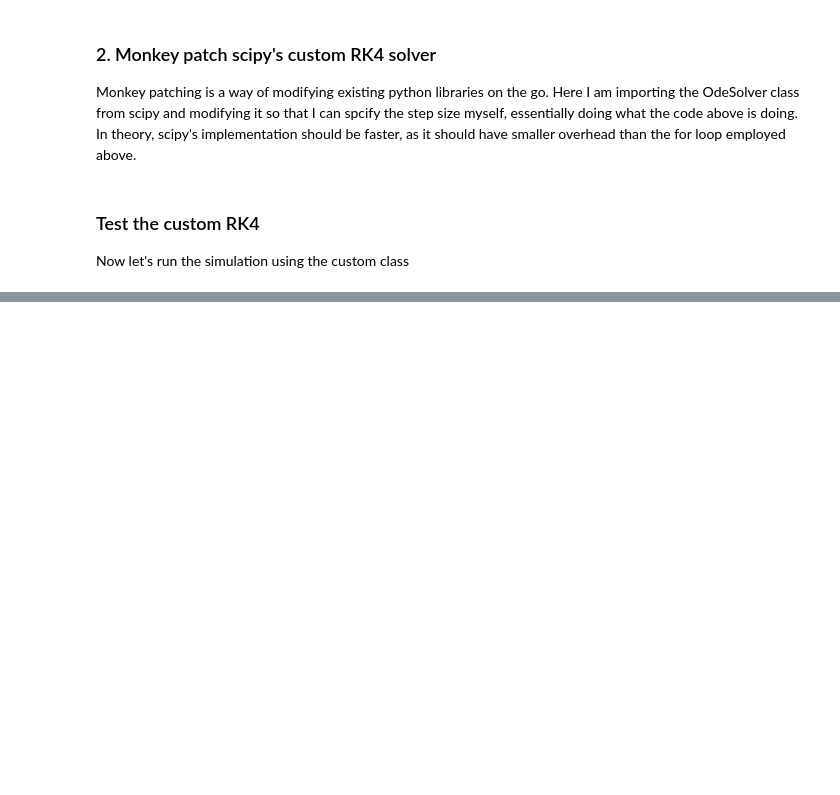
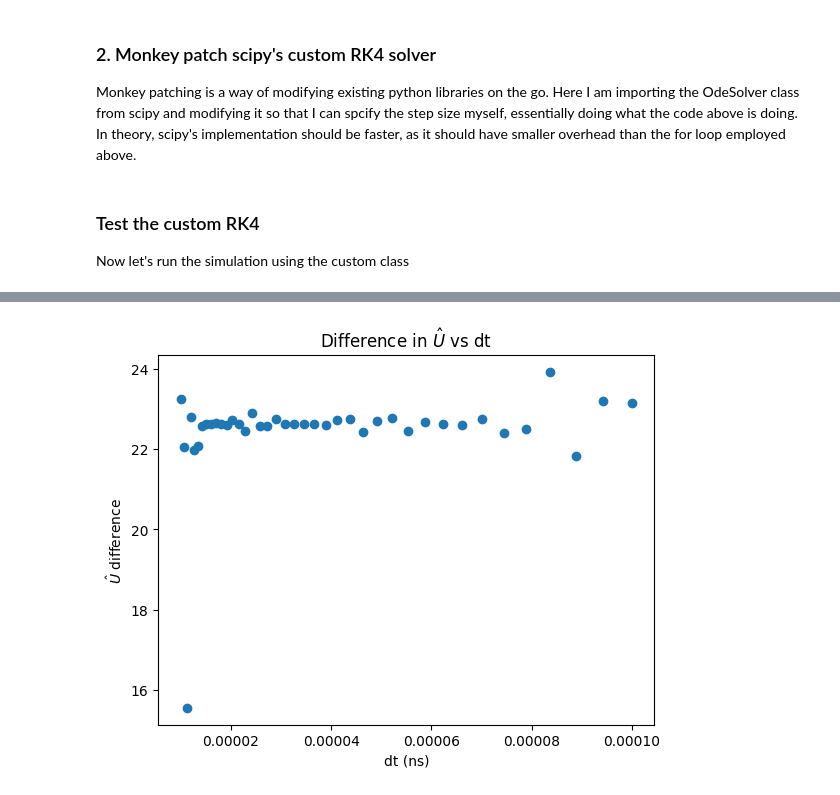
Before and after one commit to GonReina/QLearn, a Jupyter notebook: ODEs/solver_battle.ipynb, the cells around one changed output, grey strips where cells are left out. Cells and saved outputs as stored; diff of their text form; code cells hidden in the pictures; blank space fills up the shorter version.

```diff
--- a/ODEs/solver_battle.ipynb
+++ b/ODEs/solver_battle.ipynb
@@ -810,0 +1091,13 @@ plt.scatter(step_counts, errors)
+# %%
+
+# Plot results
+fig = plt.figure()
+plt.scatter(dt_list, errors)
+# The correct way to set the x-axis scale is on the main plot object:
+# plt.xscale('log')
+plt.xlabel('dt (ns)')
+plt.ylabel('$\hat{U}$ difference')
+plt.title('Difference in $\hat{U}$ vs dt')
+plt.show() # Added plt.show() to display the plot
+# %% [output]
+[figure, added]
```
Also changed, not shown: parts of 14 cells of this notebook, 3 other files.
